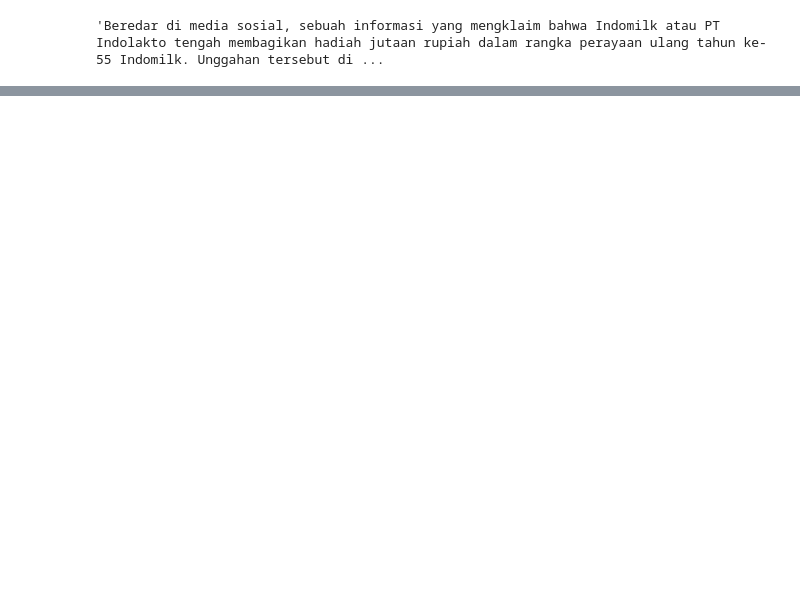
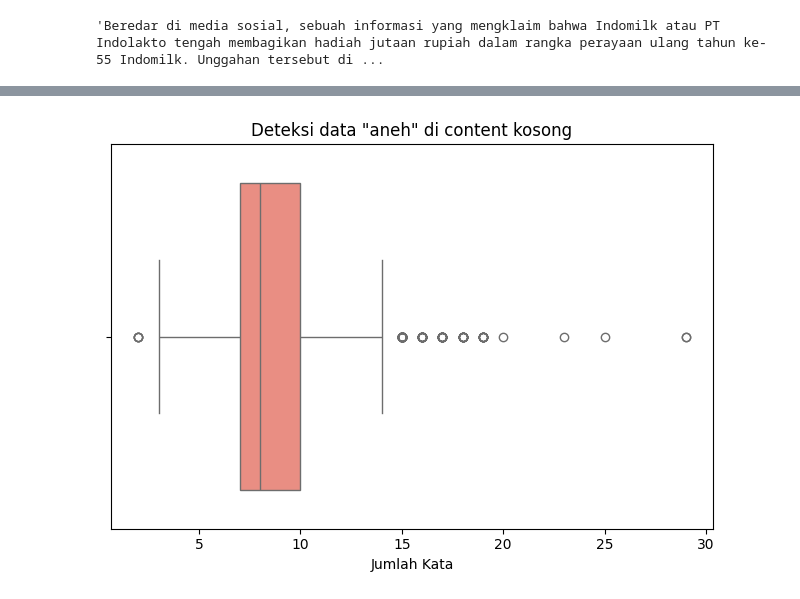
Before and after one commit to imdipo/capstone-AITF-komdigi, a Jupyter notebook: Cleaning/bersihin.ipynb, the cells around one changed output, grey strips where cells are left out. Saved outputs shown, nothing was run; the diff lists cells and outputs as text; code cells hidden in the pictures; blank space fills up the shorter version.

```diff
--- a/Cleaning/bersihin.ipynb
+++ b/Cleaning/bersihin.ipynb
@@ -93,0 +186,9 @@ anomali
+# %%
+sns.boxplot(x=data_kosong['banyak_kata_title'], color='salmon')
+plt.title('Deteksi data "aneh" di content kosong')
+plt.xlabel('Jumlah Kata')
+
+plt.tight_layout()
+plt.show()
+# %% [output]
+[figure, added]
```
Also changed, not shown: parts of 85 cells of this notebook.
